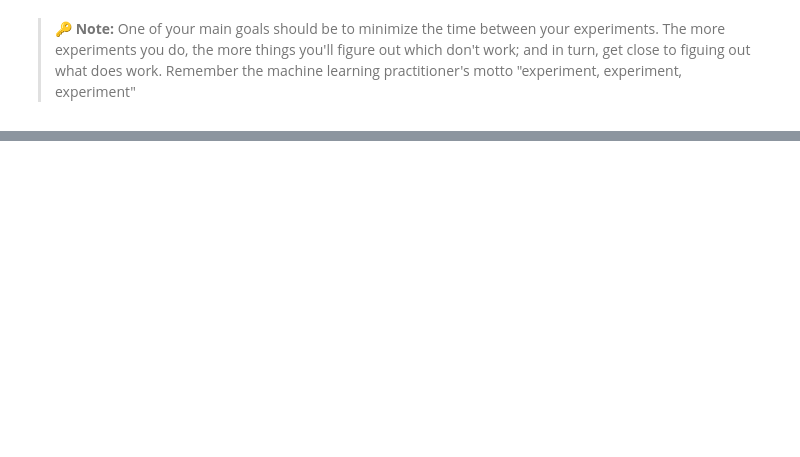
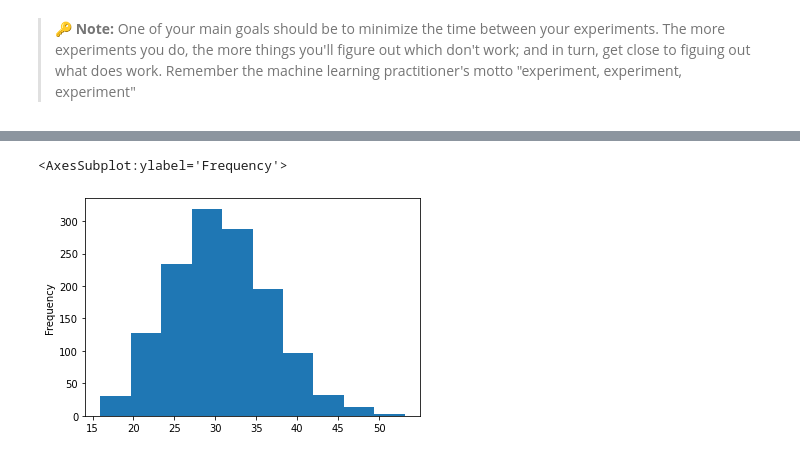
Before and after one commit to ryandraper/neural-network-learning, a Jupyter notebook: 01_neural_network_regression_with_tensorflow.ipynb, the cells around one changed output, grey strips where cells are left out. Cells and saved outputs as stored; diff of their text form; code cells hidden in the pictures; blank space fills up the shorter version.

```diff
--- a/01_neural_network_regression_with_tensorflow.ipynb
+++ b/01_neural_network_regression_with_tensorflow.ipynb
@@ -699,0 +1128,5 @@ _________________________________________________________________
+# %%
+X["bmi"].plot(kind="hist")
+# %% [output]
+<AxesSubplot:ylabel='Frequency'>
+[figure, added]
```
Also changed, not shown: parts of 75 cells of this notebook.
